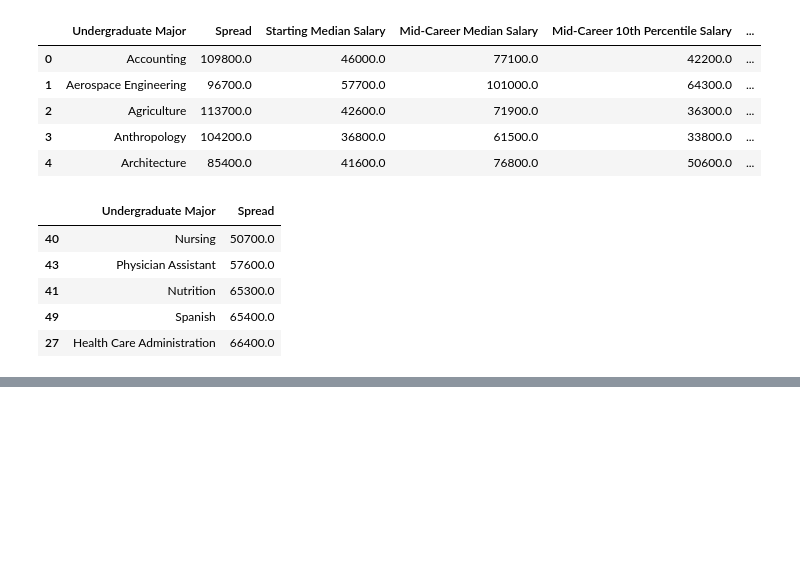
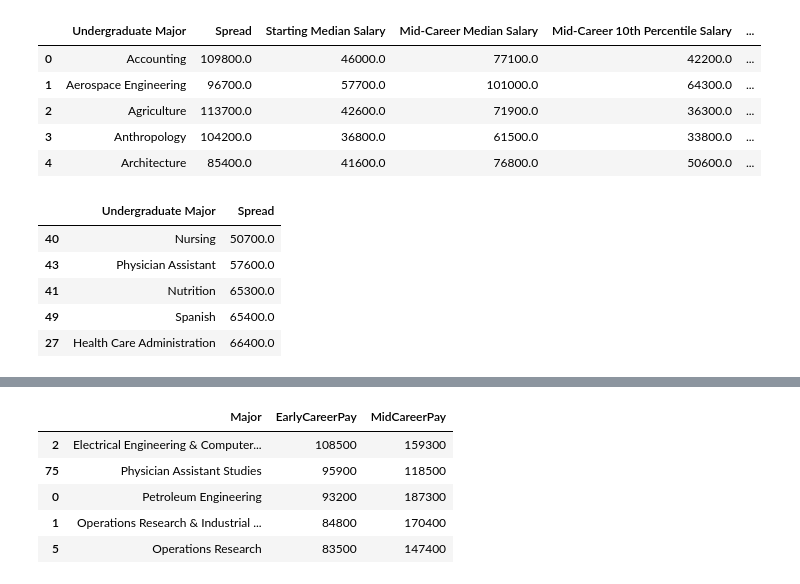
Before and after one commit to shihying-yang/100_days_of_code, a Jupyter notebook: day_071/Data Exploration Pandas College Major.ipynb, the cells around one changed output, grey strips where cells are left out. Cells and saved outputs as stored; diff of their text form; code cells hidden in the pictures; blank space fills up the shorter version.

```diff
--- a/day_071/Data Exploration Pandas College Major.ipynb
+++ b/day_071/Data Exploration Pandas College Major.ipynb
@@ -242,0 +291,29 @@ low_risk[["Undergraduate Major", "Spread"]].head()
+# %%
+# extra credit
+table_from_html = pd.read_html("https://www.payscale.com/college-salary-report/majors-that-pay-you-back/bachelors")
+df = table_from_html[0].copy()
+df.columns = ["Rank", "Major", "Type", "EarlyCareerPay", "MidCareerPay", "HighMeaning"]
+# %%
+for page_no in range(2, 35):
+    table_from_html = pd.read_html(f"https://www.payscale.com/college-salary-report/majors-that-pay-you-back/bachelors/page/{page_no}")
+    page_df = table_from_html[0].copy()
+    page_df.columns = ["Rank", "Major", "Type", "EarlyCareerPay", "MidCareerPay", "HighMeaning"]
+    df = df.append(page_df, ignore_index=True)
+# %%
+# select necessary columns only
+df = df[["Major", "EarlyCareerPay", "MidCareerPay"]]
+# clean columns
+# Clean columns
+df.replace({"^Major:": "", "^Early Career Pay:\$": "", "^Mid-Career Pay:\$": "", ",": ""}, regex=True, inplace=True)
+
+# Change datatype of numeric columns
+df[["EarlyCareerPay", "MidCareerPay"]] = df[["EarlyCareerPay", "MidCareerPay"]].apply(pd.to_numeric)
+# %%
+df.nlargest(5, "EarlyCareerPay")
+# %% [output]
+|  | Major | EarlyCareerPay | MidCareerPay |
+| 2 | Electrical Engineering & Computer... | 108500 | 159300 |
+| 75 | Physician Assistant Studies | 95900 | 118500 |
+| 0 | Petroleum Engineering | 93200 | 187300 |
+| 1 | Operations Research & Industrial ... | 84800 | 170400 |
+| 5 | Operations Research | 83500 | 147400 |
```
Also changed, not shown: parts of 7 cells of this notebook, 2 other files.
